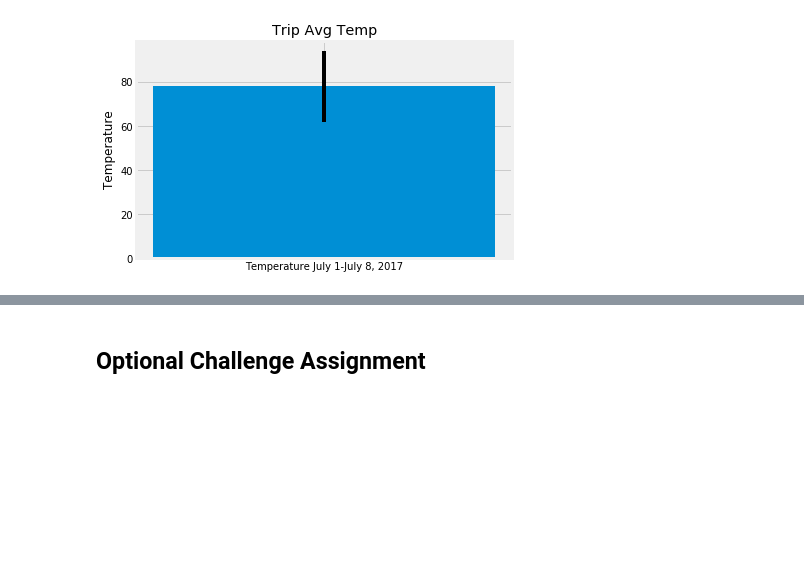
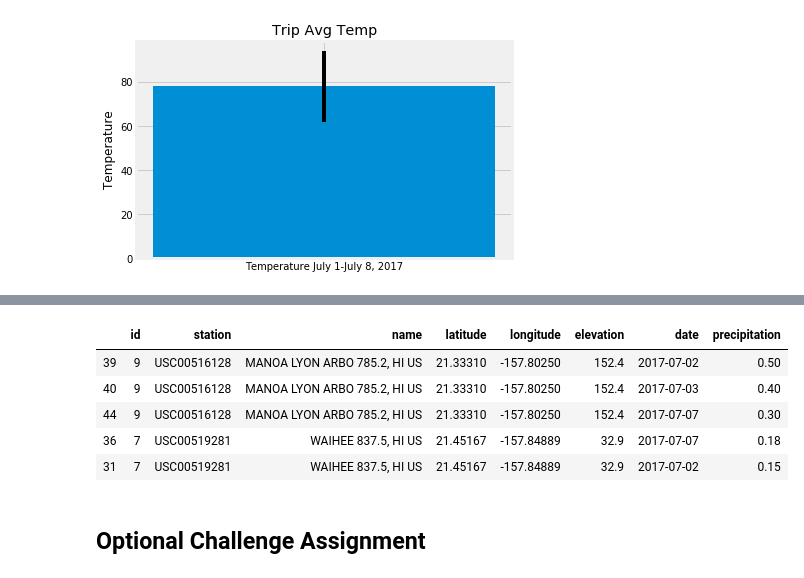
Before and after one commit to tamu94/sqlalchemy_surfsup, a Jupyter notebook: climate_final.ipynb, the cells around one changed output, grey strips where cells are left out. Saved outputs shown, nothing was run; the diff lists cells and outputs as text; code cells hidden in the pictures; blank space fills up the shorter version.

Commit message:
done with sqlalchemy starting app

```diff
--- a/climate3.ipynb
+++ b/climate_final.ipynb
@@ -232,3 +226,15 @@ plt.show()
 # %%
 # Calculate the total amount of rainfall per weather station for your trip dates using the previous year's matching dates.
 # Sort this in descending order by precipitation amount and list the station, name, latitude, longitude, and elevation
+# %%
+#Extract precip data fro trip
+date_end = "2017-07-08"
+date_start = "2017-07-01"
+vacation_prcp = session.query(Measurement.date, Measurement.prcp, Measurement.station)\
+.filter(Measurement.date >= date_start)\
+.filter(Measurement.date <= date_end).all()
+#Convert data to dataframe
+vac_prcp_df = pd.DataFrame.from_records(vacation_prcp)
+vac_prcp_df.columns = ["date","precipitation", "station"]
+vac_prcp_df['date'] = pd.to_datetime(vac_prcp_df.date, infer_datetime_format=True)
+vac_prcp_df.head()
@@ -235,3 +259,15 @@ plt.show()
+# %%
+#Merge dataframes and sort data
+df = pd.merge(station_df, vac_prcp_df, on='station')
+df = df.sort_values(by = 'precipitation', ascending=False)
+df.head()
+# %% [output]
+|  | id | station | name | latitude | longitude | elevation | date | precipitation |
+| 39 | 9 | USC00516128 | MANOA LYON ARBO 785.2, HI US | 21.33310 | -157.80250 | 152.4 | 2017-07-02 | 0.50 |
+| 40 | 9 | USC00516128 | MANOA LYON ARBO 785.2, HI US | 21.33310 | -157.80250 | 152.4 | 2017-07-03 | 0.40 |
+| 44 | 9 | USC00516128 | MANOA LYON ARBO 785.2, HI US | 21.33310 | -157.80250 | 152.4 | 2017-07-07 | 0.30 |
+| 36 | 7 | USC00519281 | WAIHEE 837.5, HI US | 21.45167 | -157.84889 | 32.9 | 2017-07-07 | 0.18 |
+| 31 | 7 | USC00519281 | WAIHEE 837.5, HI US | 21.45167 | -157.84889 | 32.9 | 2017-07-02 | 0.15 |
 # %% [markdown]
 ## Optional Challenge Assignment
 # %%
```
Also changed, not shown: parts of 4 cells of this notebook, 2 other files.
